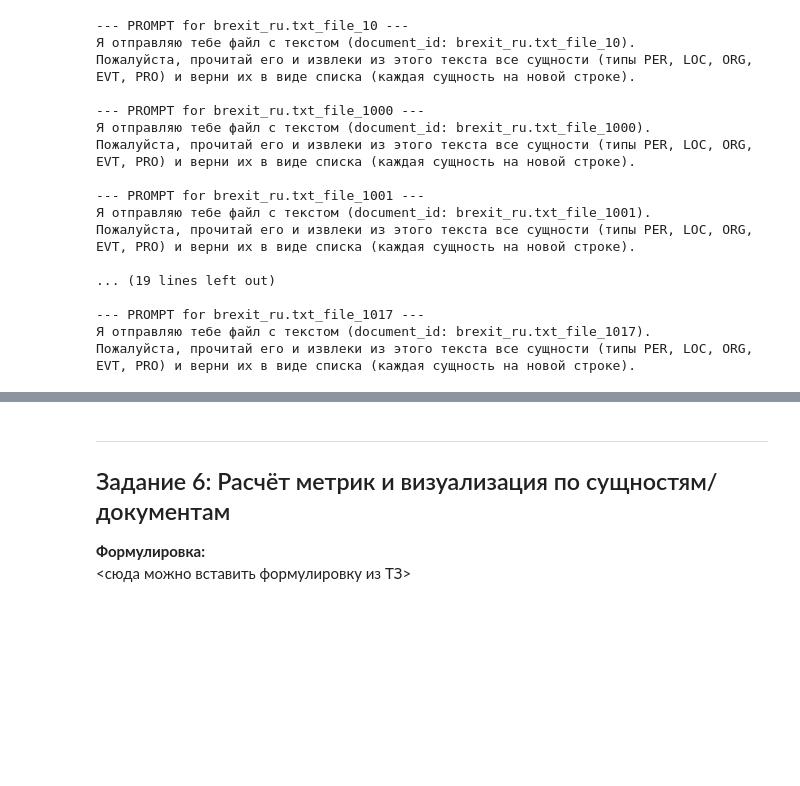
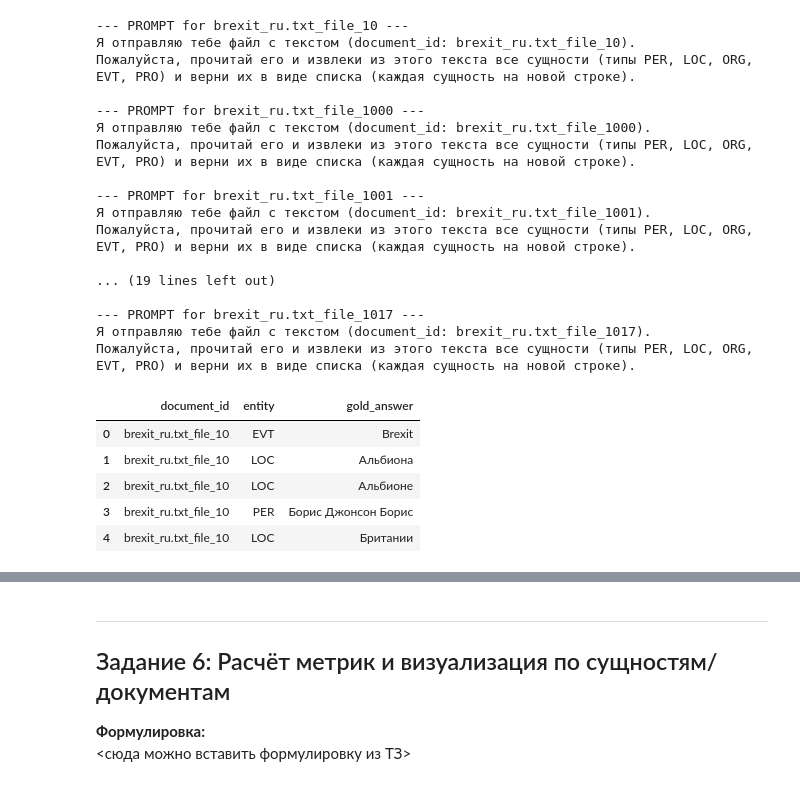
Before and after one commit to veressc/SBER, a Jupyter notebook: notebooks/solution.ipynb, the cells around one changed output, grey strips where cells are left out. Cells and saved outputs as stored; diff of their text form; code cells hidden in the pictures; blank space fills up the shorter version.

```diff
--- a/notebooks/solution.ipynb
+++ b/notebooks/solution.ipynb
@@ -207,7 +207,7 @@ for doc_id in unique_ids:
 Я отправляю тебе файл с текстом (document_id: brexit_ru.txt_file_1017).
 Пожалуйста, прочитай его и извлеки из этого текста все сущности (типы PER, LOC, ORG, EVT, PRO) и верни их в виде списка (каждая сущность на новой строке).
 # %%
-# Parsing the raw GigaChat response blocks into a structured DataFrame and saving to CSV
+
 
 raw = """
 --- PROMPT for brexit_ru.txt_file_10 ---
@@ -493,43 +493,62 @@ PRO:
 
 документ (текст)
 """
 
-# Parse the raw text into structured records
+
 import pandas as pd
 import re
 
 records = []
-# Split into blocks by the '--- PROMPT for <id> ---'
-blocks = re.split(r"--- PROMPT for ([\w\.]+) ---", raw)[1:]  # first element before first split
-# blocks structure: [doc_id1, block1, doc_id2, block2, ...]
+
+blocks = re.split(r"--- PROMPT for ([\w\.]+) ---", raw)[1:]
+
 for i in range(0, len(blocks), 2):
     doc_id = blocks[i]
     content = blocks[i+1]
-    # Extract lines after 'Ответ'
+
     parts = content.split("Ответ",1)[-1]
     lines = [line.strip() for line in parts.splitlines() if line.strip()]
     current_type = None
     for line in lines:
-        # Detect entity type header
+
         if re.match(r"^(PER|LOC|ORG|EVT|PRO):$", line):
             current_type = line[:-1]
-        # Detect entity entries (non-header, non bullet)
+
         elif not re.match(r"^(PER|LOC|ORG|EVT|PRO):$", line):
-            # Remove bullet markers if present
+
             entity = line.lstrip("•").strip()
             if current_type:
                 records.append({
                     "document_id": doc_id,
                     "entity_type": current_type,
                     "predicted": entity
                 })
 
-# Build DataFrame
+
 df_pred = pd.DataFrame(records)
 
-# Save to CSV
+
 output_path = '../data/predictions/predictions.csv'
 df_pred.to_csv(output_path, index=False, encoding='utf-8-sig')
+
+df_pred.head()
+
+
+from src.data_loader import load_annotations
+import pandas as pd
+
+ANN_DIR = "../data/annotations"
+
+df_gold = load_annotations(ANN_DIR)
+df_gold.to_csv("../data/annotations/gold.csv", index=False, encoding="utf-8-sig")
+df_gold.head()
+# %% [output]
+|  | document_id | entity | gold_answer |
+| 0 | brexit_ru.txt_file_10 | EVT | Brexit |
+| 1 | brexit_ru.txt_file_10 | LOC | Альбиона |
+| 2 | brexit_ru.txt_file_10 | LOC | Альбионе |
+| 3 | brexit_ru.txt_file_10 | PER | Борис Джонсон Борис |
+| 4 | brexit_ru.txt_file_10 | LOC | Британии |
 # %% [markdown]
 ---
 
```
Also changed, not shown: parts of 3 cells of this notebook, 5 other files.
